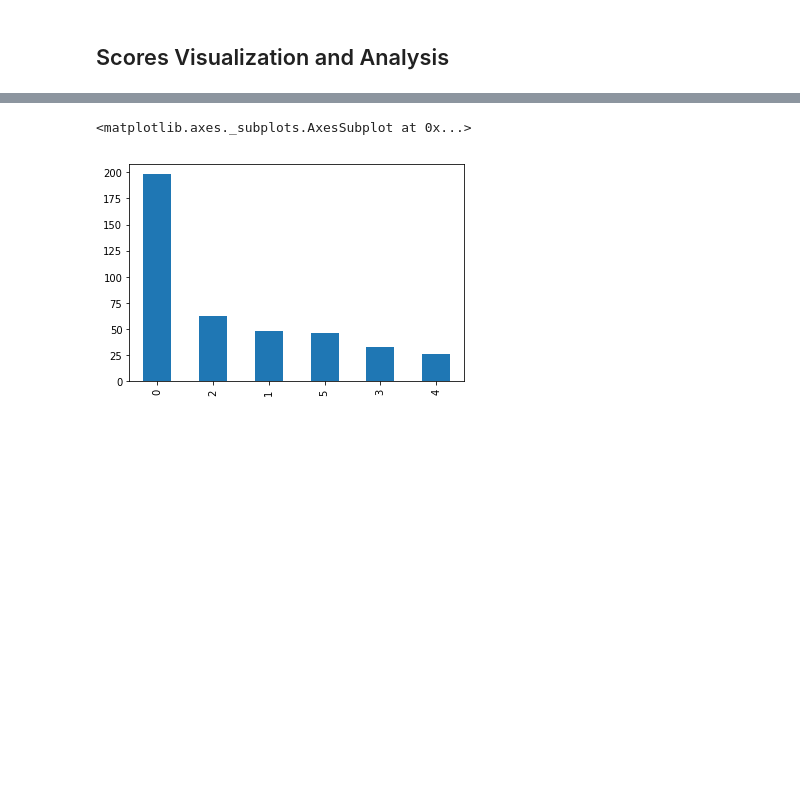
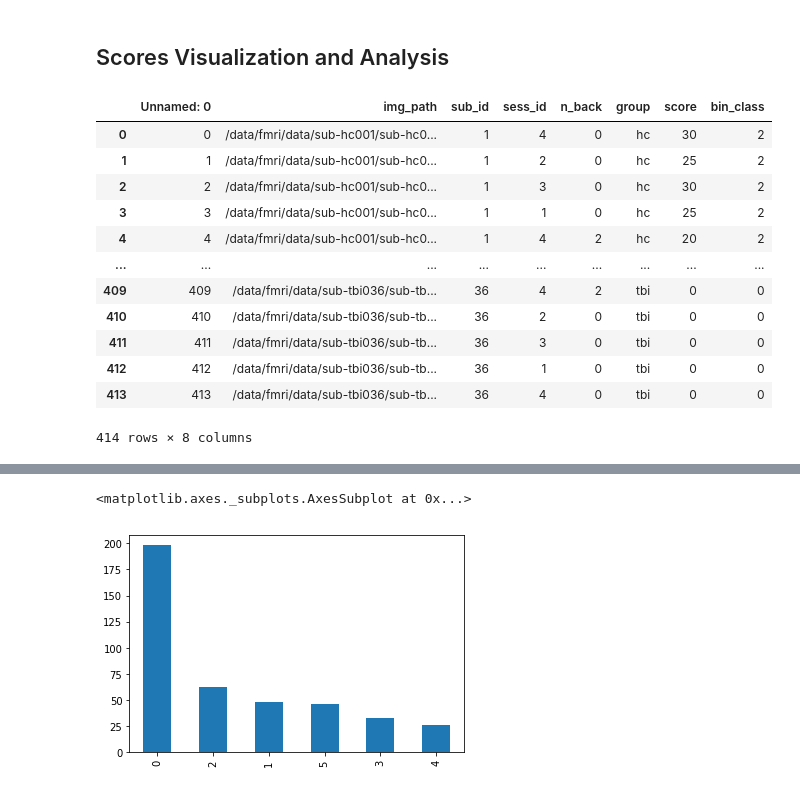
Before and after one commit to asheeshcric/fMRI-TBI, a Jupyter notebook: notebooks/prepare_data_labels.ipynb, the cells around one changed output, grey strips where cells are left out. Cells and saved outputs as stored; diff of their text form; code cells hidden in the pictures; blank space fills up the shorter version.

```diff
--- a/notebooks/prepare_data_labels.ipynb
+++ b/notebooks/prepare_data_labels.ipynb
@@ -64,3 +59,21 @@ paths.head()
 paths.to_csv("fmri_img_paths.csv")
 # %% [markdown]
 ## Scores Visualization and Analysis
+# %%
+paths = pd.read_csv('fmri_img_paths.csv')
+# %%
+paths
+# %% [output]
+|  | Unnamed: 0 | img_path | sub_id | sess_id | n_back | group | score | bin_class |
+| 0 | 0 | /data/fmri/data/sub-hc001/sub-hc0... | 1 | 4 | 0 | hc | 30 | 2 |
+| 1 | 1 | /data/fmri/data/sub-hc001/sub-hc0... | 1 | 2 | 0 | hc | 25 | 2 |
+| 2 | 2 | /data/fmri/data/sub-hc001/sub-hc0... | 1 | 3 | 0 | hc | 30 | 2 |
+| 3 | 3 | /data/fmri/data/sub-hc001/sub-hc0... | 1 | 1 | 0 | hc | 25 | 2 |
+| 4 | 4 | /data/fmri/data/sub-hc001/sub-hc0... | 1 | 4 | 2 | hc | 20 | 2 |
+| ... | ... | ... | ... | ... | ... | ... | ... | ... |
+| 409 | 409 | /data/fmri/data/sub-tbi036/sub-tb... | 36 | 4 | 2 | tbi | 0 | 0 |
+| 410 | 410 | /data/fmri/data/sub-tbi036/sub-tb... | 36 | 2 | 0 | tbi | 0 | 0 |
+| 411 | 411 | /data/fmri/data/sub-tbi036/sub-tb... | 36 | 3 | 0 | tbi | 0 | 0 |
+| 412 | 412 | /data/fmri/data/sub-tbi036/sub-tb... | 36 | 1 | 0 | tbi | 0 | 0 |
+| 413 | 413 | /data/fmri/data/sub-tbi036/sub-tb... | 36 | 4 | 0 | tbi | 0 | 0 |
+414 rows × 8 columns
```
Also changed, not shown: parts of 19 cells of this notebook.
